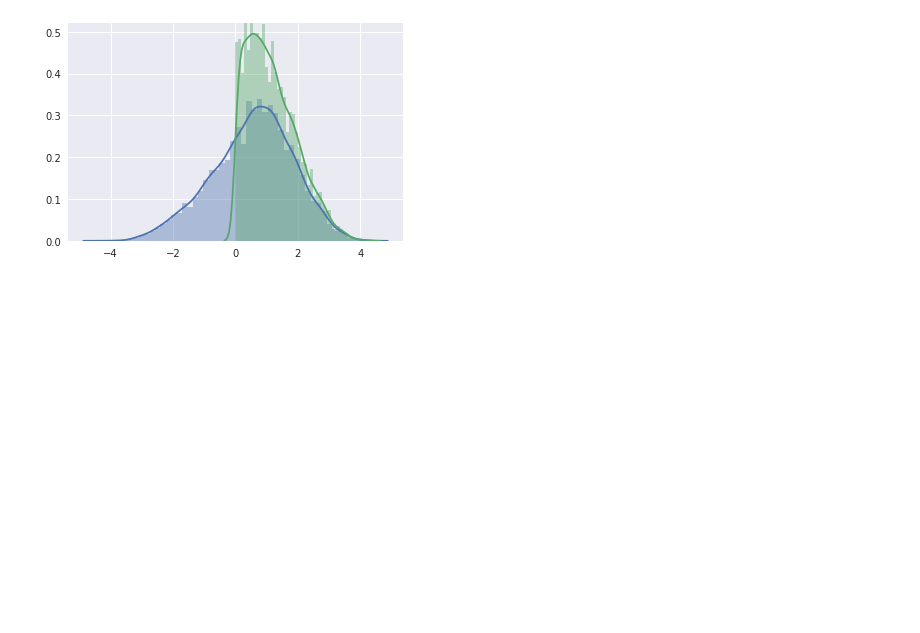
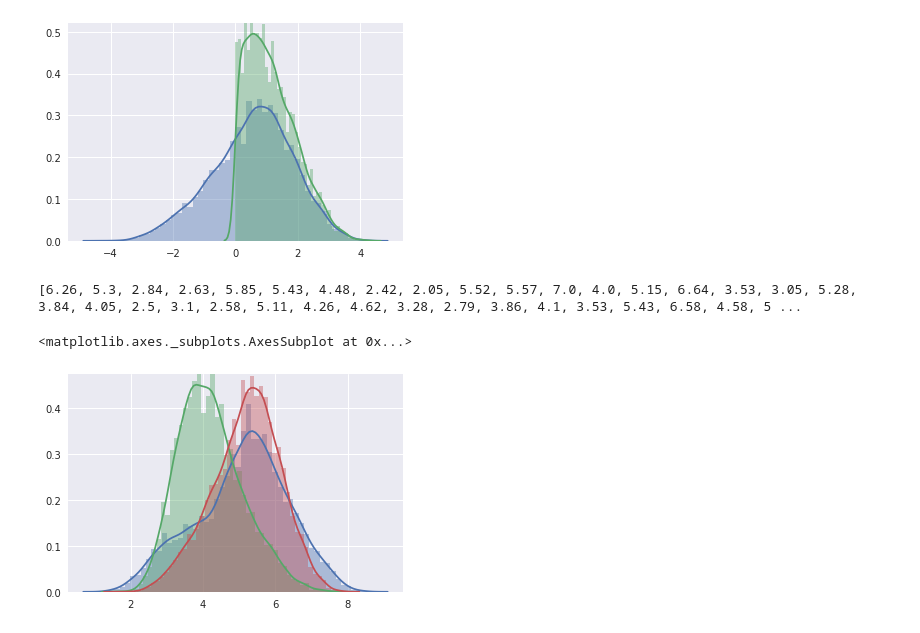
Before and after one commit to jiaojiaoloveu/WordEmbedding-SubCulture, a Jupyter notebook: src/semi_supervised/plot_epa.ipynb, the cells around one changed output. Drawn from its saved outputs; the diff is of its cells as text; code cells hidden in the pictures; blank space fills up the shorter version.

```diff
--- a/src/semi_supervised/plot_epa.ipynb
+++ b/src/semi_supervised/plot_epa.ipynb
@@ -40,3 +40,25 @@ plot(voc, 'A')
 [figure]
 # %%
 x = np.load('../../result/semi-supervised/matrix.npy')
+# %%
+import csv
+with open('../../data/epa/Ratings_Warriner_et_al.csv') as csvfile:
+    reader = csv.DictReader(csvfile)
+    V = []
+    A = []
+    D = []
+    for row in reader:
+        V.append(float(row['V.Mean.Sum']))
+        A.append(float(row['A.Mean.Sum']))
+        D.append(float(row['D.Mean.Sum']))
+# %%
+print(V)
+# %% [output]
+[6.26, 5.3, 2.84, 2.63, 5.85, 5.43, 4.48, 2.42, 2.05, 5.52, 5.57, 7.0, 4.0, 5.15, 6.64, 3.53, 3.05, 5.28, 3.84, 4.05, 2.5, 3.1, 2.58, 5.11, 4.26, 4.62, 3.28, 2.79, 3.86, 4.1, 3.53, 5.43, 6.58, 4.58, 5 ...
+# %%
+sns.distplot(V)
+sns.distplot(A)
+sns.distplot(D)
+# %% [output]
+<matplotlib.axes._subplots.AxesSubplot at 0x...>
+[figure, added]
```
Also changed, not shown: 1 other file.
